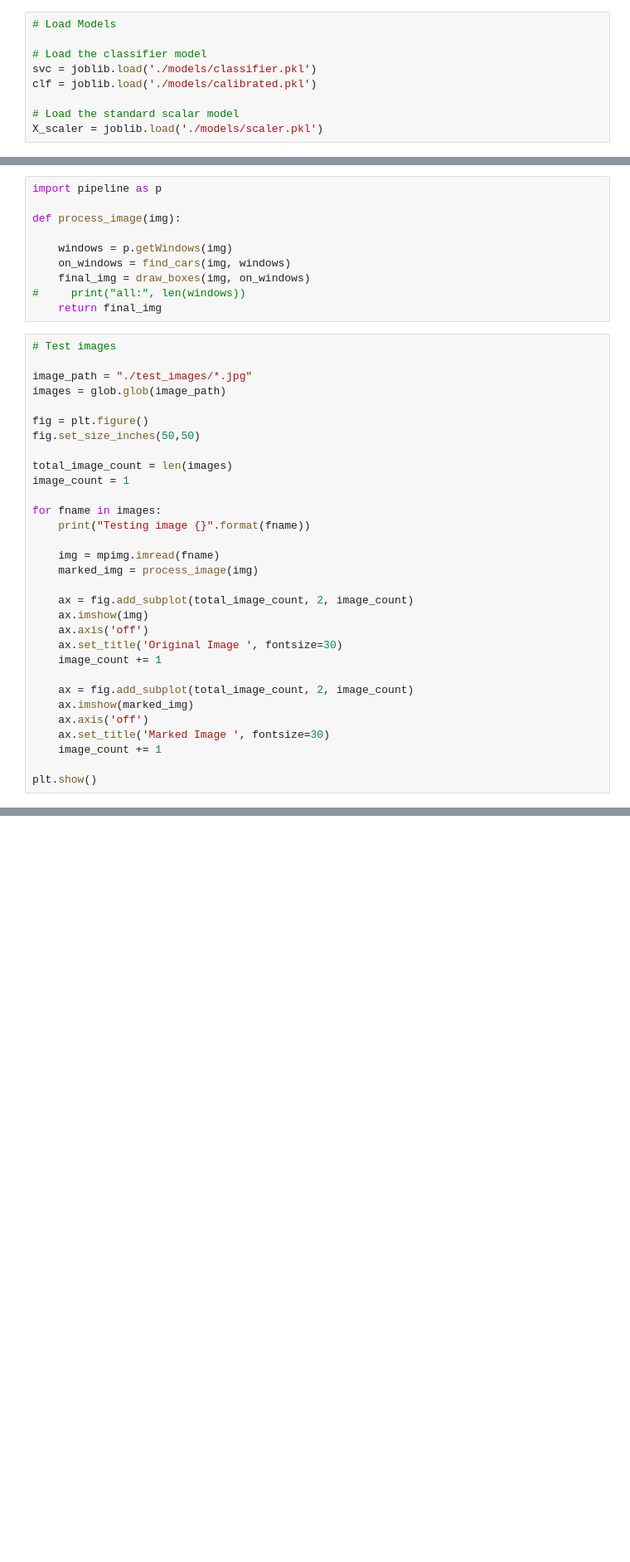
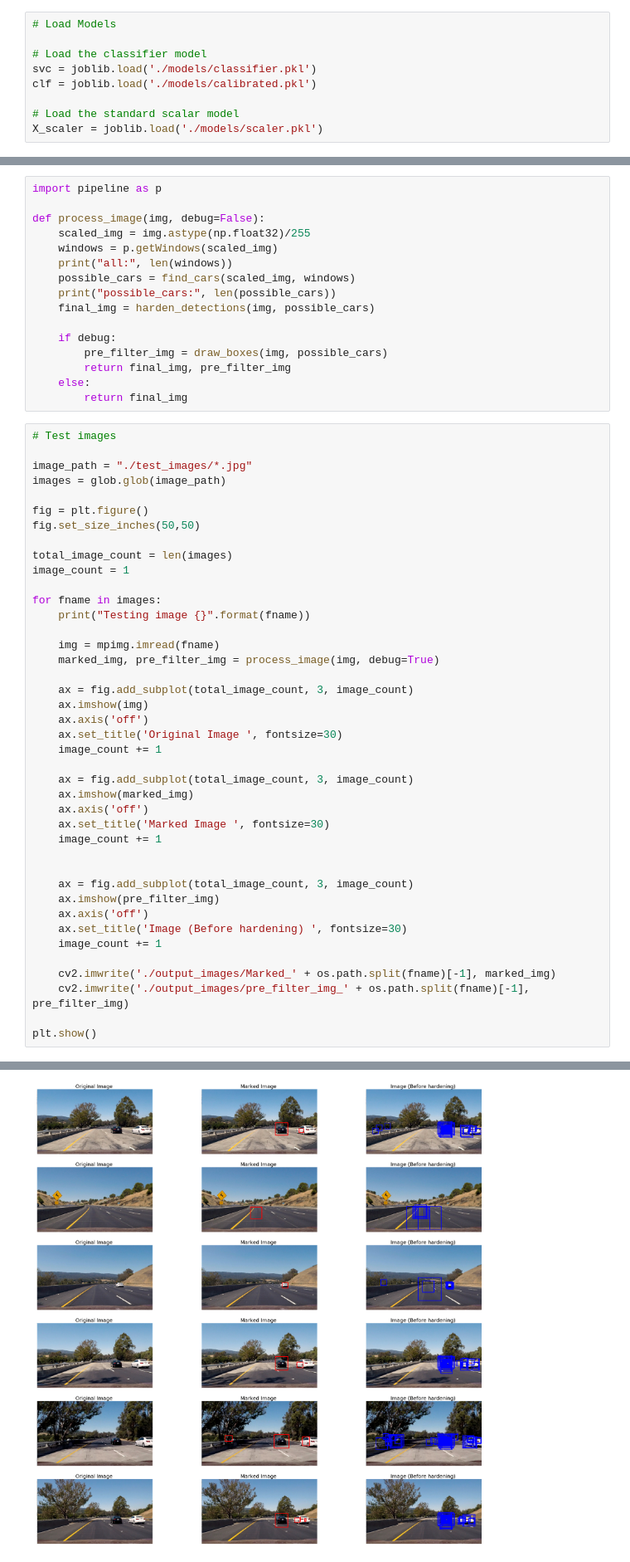
Before and after one commit to mchablani/CarND-Vehicle-Detection, a Jupyter notebook: VehicleDetection.ipynb, the cells around one changed output, grey strips where cells are left out. Shown at 83% size. Drawn from its saved outputs; the diff is of its cells as text; blank space fills up the shorter version.

```diff
--- a/VehicleDetection.ipynb
+++ b/VehicleDetection.ipynb
@@ -262,13 +240,19 @@ def find_cars(img, windows):
-# %%
-import pipeline as p
-
-def process_image(img):
-
-    windows = p.getWindows(img)
-    on_windows = find_cars(img, windows)
-    final_img = draw_boxes(img, on_windows)
-#     print("all:", len(windows))
-    return final_img
+# %%
+import pipeline as p
+
+def process_image(img, debug=False):
+    scaled_img = img.astype(np.float32)/255
+    windows = p.getWindows(scaled_img)
+    print("all:", len(windows))
+    possible_cars = find_cars(scaled_img, windows)
+    print("possible_cars:", len(possible_cars))
+    final_img = harden_detections(img, possible_cars)
+
+    if debug:
+        pre_filter_img = draw_boxes(img, possible_cars)
+        return final_img, pre_filter_img
+    else:
+        return final_img
 # %%
 # Test images
 
@@ -285,20 +269,30 @@ for fname in images:
     print("Testing image {}".format(fname))
 
     img = mpimg.imread(fname)
-    marked_img = process_image(img)
+    marked_img, pre_filter_img = process_image(img, debug=True)
 
-    ax = fig.add_subplot(total_image_count, 2, image_count)
+    ax = fig.add_subplot(total_image_count, 3, image_count)
     ax.imshow(img)
     ax.axis('off')
     ax.set_title('Original Image ', fontsize=30)
     image_count += 1
 
-    ax = fig.add_subplot(total_image_count, 2, image_count)
+    ax = fig.add_subplot(total_image_count, 3, image_count)
     ax.imshow(marked_img)
     ax.axis('off')
     ax.set_title('Marked Image ', fontsize=30)
     image_count += 1
 
+
+    ax = fig.add_subplot(total_image_count, 3, image_count)
+    ax.imshow(pre_filter_img)
+    ax.axis('off')
+    ax.set_title('Image (Before hardening) ', fontsize=30)
+    image_count += 1
+
+    cv2.imwrite('./output_images/Marked_' + os.path.split(fname)[-1], marked_img)
+    cv2.imwrite('./output_images/pre_filter_img_' + os.path.split(fname)[-1], pre_filter_img)
+
 plt.show()
 # %% [output]
 Testing image ./test_images/test1.jpg
@@ -322,2 +315,3 @@ SystemError: new style getargs format but argument is not a tuple
+[figure, added]
 # %%
 # Test Video
```
Also changed, not shown: parts of 6 cells of this notebook, 16 other files.
